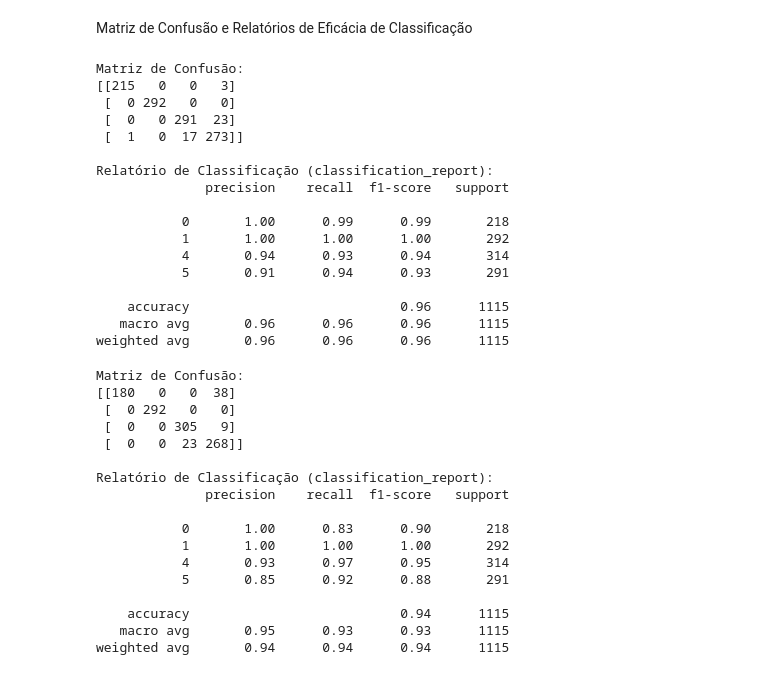
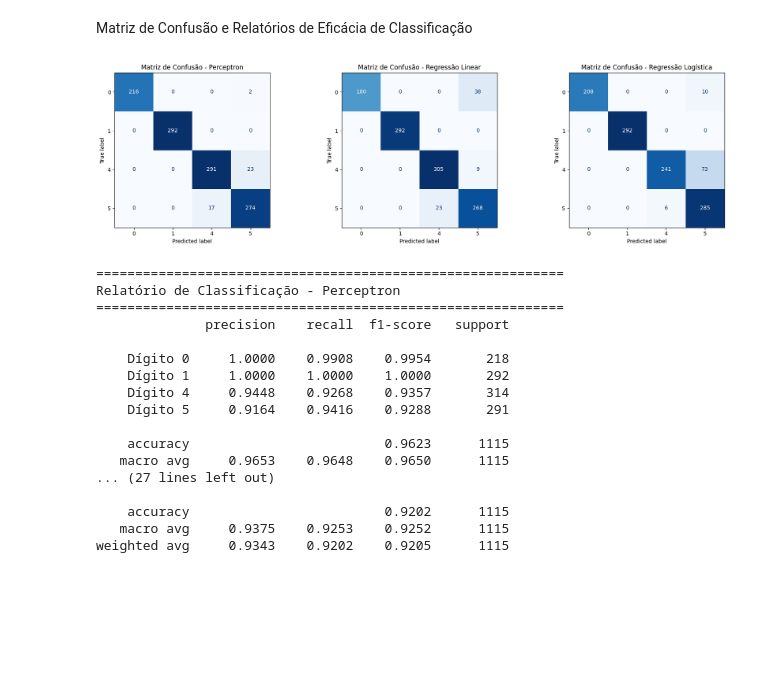
Before and after one commit to mshaeut/Projeto_Aprendizagem_de_Maquina-Reconhecimento_de_Digitos, a Jupyter notebook: AM-Projeto1-Implementacoes-LA.ipynb, the cells around one changed output. Cells and saved outputs as stored; diff of their text form; code cells hidden in the pictures; blank space fills up the shorter version.

Commit message:
relatorios e matrizes de confusão finais

```diff
--- a/AM-Projeto1-Implementacoes-LA.ipynb
+++ b/AM-Projeto1-Implementacoes-LA.ipynb
@@ -823,48 +823,46 @@ plot_graph("Um contra TODOS", testXall, -0.03, 1.03, -0.03, 1.03, True, PLAclass
 # %% [markdown]
 Matriz de Confusão e Relatórios de Eficácia de Classificação
 # %%
-print("\nMatriz de Confusão:")
-print(confusion_matrix(Y_test, PLA_pred))
-print("\nRelatório de Classificação (classification_report):")
-print(classification_report(Y_test, PLA_pred))
+classifiers = {
+    "Perceptron": PLA_pred,
+    "Regressão Linear": RL_pred,
+    "Regressão Logística": RLO_pred
+}
+
+target_names = ["Dígito 0", "Dígito 1", "Dígito 4", "Dígito 5"]
+
+fig, axes = plt.subplots(1, 3, figsize=(18, 5))
+
+for idx, (nome, y_pred) in enumerate(classifiers.items()):
+    cm = confusion_matrix(Y_test, y_pred, labels=[0, 1, 4, 5])
+    disp = ConfusionMatrixDisplay(confusion_matrix=cm, display_labels=[0, 1, 4, 5])
+    disp.plot(ax=axes[idx], cmap="Blues", colorbar=False)
+    axes[idx].set_title(f"Matriz de Confusão - {nome}")
+
+plt.tight_layout()
+plt.show()
+
+for nome, y_pred in classifiers.items():
+    print(f"\n{'='*60}")
+    print(f"Relatório de Classificação - {nome}")
+    print(f"{'='*60}")
+    print(classification_report(Y_test, y_pred, labels=[0, 1, 4, 5], target_names=target_names, digits=4))
 # %% [output]
+[figure, added]
-Matriz de Confusão:
-[[215   0   0   3]
- [  0 292   0   0]
- [  0   0 291  23]
- [  1   0  17 273]]
-
-Relatório de Classificação (classification_report):
+============================================================
+Relatório de Classificação - Perceptron
+============================================================
               precision    recall  f1-score   support
 
-           0       1.00      0.99      0.99       218
-           1       1.00      1.00      1.00       292
-           4       0.94      0.93      0.94       314
-           5       0.91      0.94      0.93       291
+    Dígito 0     1.0000    0.9908    0.9954       218
+    Dígito 1     1.0000    1.0000    1.0000       292
+    Dígito 4     0.9448    0.9268    0.9357       314
+    Dígito 5     0.9164    0.9416    0.9288       291
 
-    accuracy                           0.96      1115
-   macro avg       0.96      0.96      0.96      1115
-weighted avg       0.96      0.96      0.96      1115
+    accuracy                         0.9623      1115
+   macro avg     0.9653    0.9648    0.9650      1115
+... (27 lines left out)
+
+    accuracy                         0.9202      1115
+   macro avg     0.9375    0.9253    0.9252      1115
+weighted avg     0.9343    0.9202    0.9205      1115
-# %%
-print("\nMatriz de Confusão:")
-print(confusion_matrix(Y_test, RL_pred))
-print("\nRelatório de Classificação (classification_report):")
-print(classification_report(Y_test, RL_pred))
-# %% [output]
-Matriz de Confusão:
-[[180   0   0  38]
- [  0 292   0   0]
- [  0   0 305   9]
- [  0   0  23 268]]
-
-Relatório de Classificação (classification_report):
-              precision    recall  f1-score   support
-
-           0       1.00      0.83      0.90       218
-           1       1.00      1.00      1.00       292
-           4       0.93      0.97      0.95       314
-           5       0.85      0.92      0.88       291
-
-    accuracy                           0.94      1115
-   macro avg       0.95      0.93      0.93      1115
-weighted avg       0.94      0.94      0.94      1115
```
Also changed, not shown: parts of 13 cells of this notebook.
